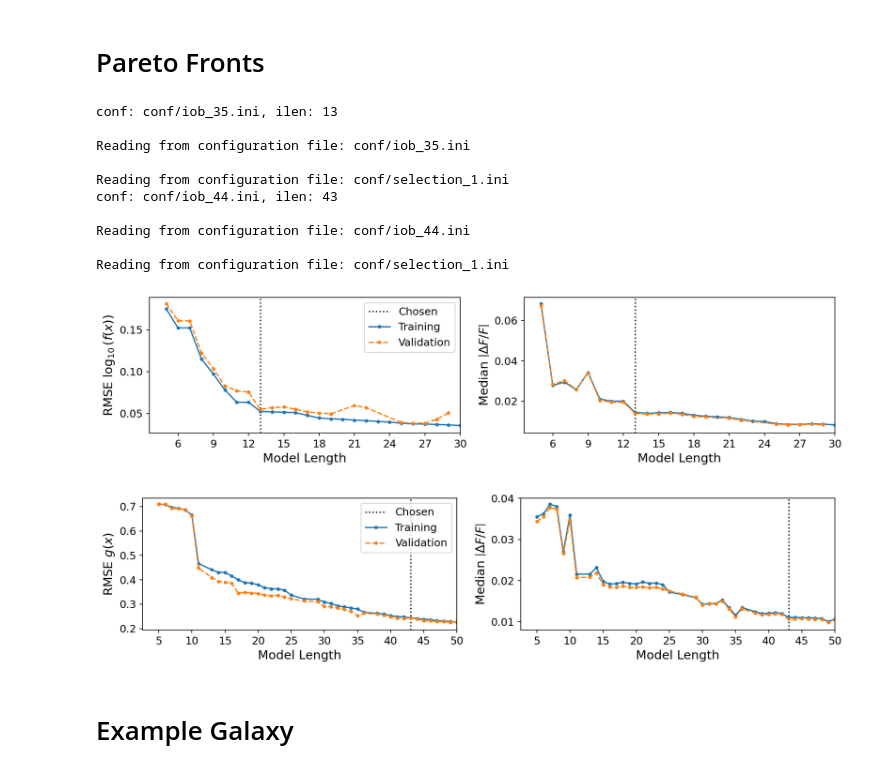
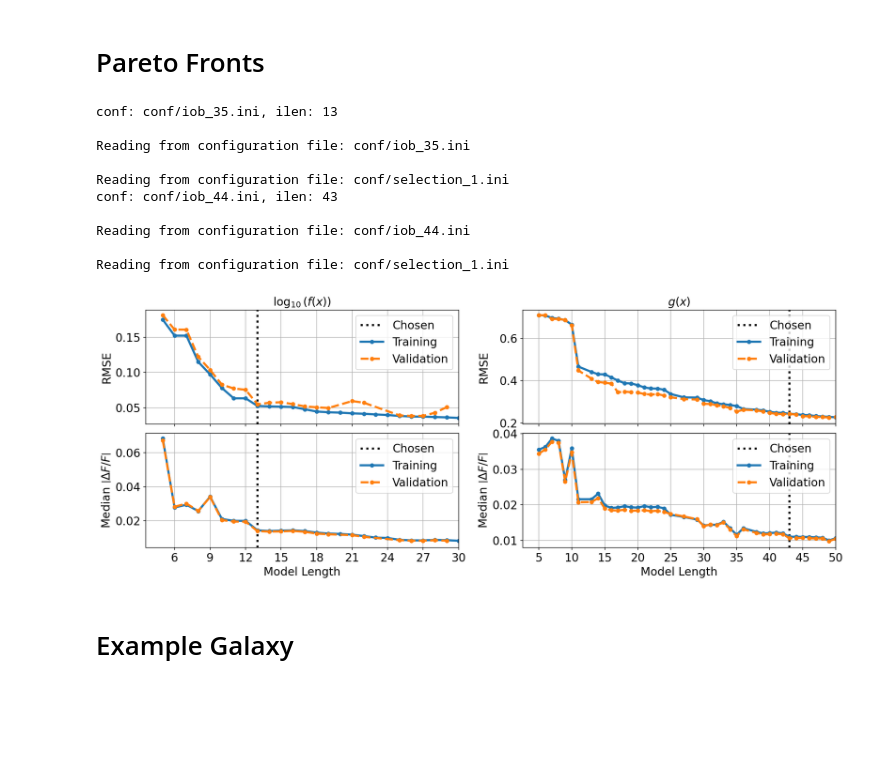
Before and after one commit to maho3/iob-attenuation, a Jupyter notebook: symbolic_regression/Paper_Plots.ipynb, the cells around one changed output. Drawn from its saved outputs; the diff is of its cells as text; code cells hidden in the pictures; blank space fills up the shorter version.

```diff
--- a/symbolic_regression/Paper_Plots.ipynb
+++ b/symbolic_regression/Paper_Plots.ipynb
@@ -16,13 +16,13 @@ sys.path.insert(0, '../literature_fits')
 import attenuation_curves
 
 from matplotlib import rcParams
-rcParams['font.size'] = 12
+rcParams['font.size'] = 16
 rcParams['figure.dpi'] = 150
-rcParams['axes.labelsize'] = 14
-rcParams['axes.titlesize'] = 14
-rcParams['legend.fontsize'] = 12
-rcParams['xtick.labelsize'] = 12
-rcParams['ytick.labelsize'] = 12
+rcParams['axes.labelsize'] = 16
+rcParams['axes.titlesize'] = 16
+rcParams['legend.fontsize'] = 16
+rcParams['xtick.labelsize'] = 16
+rcParams['ytick.labelsize'] = 16
 # %% [markdown]
 # Pareto Fronts
 # %%
@@ -35,7 +35,12 @@ all_run = [
 cmap = plt.get_cmap('tab10')
 fig_dir = 'figs/'
 
-for ini_file, ilen, label in all_run:
+fig, axs = plt.subplots(2, 2, figsize=(15, 6), sharex='col')
+
+lw = 3
+ms = 10
+
+for j, (ini_file, ilen, label) in enumerate(all_run):
     print(f'conf: {ini_file}, ilen: {ilen}')
 
     args = OperonArgs(ini_file)
@@ -46,62 +51,64 @@ for ini_file, ilen, label in all_run:
     df = pd.read_csv(fname, delimiter=';')
     eq_idx = list(df['Length']).index(ilen)
 
-    fig, axs = plt.subplots(1, 2, figsize=(12, 3), sharex=True)
-
-    axs[0].axvline(df['Length'].to_numpy()[eq_idx], ls=':', color='k', label='Chosen')
+    axs[0,j].axvline(df['Length'].to_numpy()[eq_idx], ls=':', color='k', lw=lw, label='Chosen')
     m = np.isfinite(np.sqrt(df['MSE_train']))
     x = np.array(df['Length'][m])
     y = np.array(np.sqrt(df['MSE_train'])[m])
     i = np.argsort(x)
-    axs[0].plot(x[i], y[i], marker='.', color=cmap(0), label='Training')
+    axs[0, j].plot(x[i], y[i], marker='.', color=cmap(0), lw=lw, ms=ms, label='Training')
     m = np.isfinite(np.sqrt(df['MSE_val']))
     x = np.array(df['Length'][m])
     y = np.array(np.sqrt(df['MSE_val'])[m])
     i = np.argsort(x)
-    axs[0].plot(x[i], y[i], marker='.', ls='--', color=cmap(1), label='Validation')
-    if axs[0].get_xlim()[1] > args.max_length:
-        axs[0].set_xlim(None, args.max_length)
-    axs[0].xaxis.set_major_locator(MaxNLocator(integer=True))
-    axs[0].set_ylabel('RMSE ' + label)
+    axs[0, j].plot(x[i], y[i], marker='.', ls='--', color=cmap(1), lw=lw, ms=ms, label='Validation')
+    if axs[0, j].get_xlim()[1] > args.max_length:
+        axs[0, j].set_xlim(None, args.max_length)
+    axs[0, j].xaxis.set_major_locator(MaxNLocator(integer=True))
+    # axs[0, j].set_ylabel('RMSE ' + label)
+    axs[0, j].set_ylabel('RMSE')
 
-    axs[1].axvline(df['Length'].to_numpy()[eq_idx], ls=':', color='k', label='Chosen')
+    axs[1, j].axvline(df['Length'].to_numpy()[eq_idx], ls=':', color='k', lw=lw, label='Chosen')
     m = np.isfinite(df['MedAE_train_F'])
     x = np.array(df['Length'][m])
     y = np.array(df['MedAE_train_F'][m])
     i = np.argsort(x)
-    axs[1].plot(x[i], y[i], marker='.', color=cmap(0), label='Training')
+    axs[1, j].plot(x[i], y[i], marker='.', color=cmap(0), lw=lw, ms=ms, label='Training')
     m = np.isfinite(df['MedAE_val_F'])
     x = np.array(df['Length'][m])
     y = np.array(df['MedAE_val_F'])[m]
     i = np.argsort(x)
-    axs[1].plot(x[i], y[i], marker='.', ls='--', color=cmap(1), label='Validation')
-    if axs[1].get_xlim()[1] > args.max_length:
-        axs[1].set_xlim(None, args.max_length)
-    axs[1].xaxis.set_major_locator(MaxNLocator(integer=True))
-    axs[1].set_ylabel('Median ' + r'$\left| \Delta F / F \right|$')
+    axs[1, j].plot(x[i], y[i], marker='.', ls='--', color=cmap(1), lw=lw, ms=ms, label='Validation')
+    if axs[1, j].get_xlim()[1] > args.max_length:
+        axs[1, j].set_xlim(None, args.max_length)
+    axs[1, j].xaxis.set_major_locator(MaxNLocator(integer=True))
+    axs[1, j].set_ylabel('Median ' + r'$\left| \Delta F / F \right|$')
 
-    for ax in axs:
+    for ax in axs[:, j]:
         ax.set_ylim(max(0, ax.get_ylim()[0]), None)
-        ax.set_xlabel('Model Length')
         ax.legend(loc='upper right')
+        ax.grid()
+    axs[1, j].set_xlabel('Model Length')
 
-    fig.align_labels()
-    fig.tight_layout()
+    axs[0, j].set_title(all_run[j][2])
 
-    fig.savefig(pjoin(fig_dir, f'{run_name}_results.pdf'), bbox_inches='tight')
+fig.align_labels()
+fig.tight_layout()
+fig.subplots_adjust(hspace=0.08)
+
+fig.savefig(pjoin(fig_dir, f'pareto_results.pdf'), bbox_inches='tight')
 # %% [output]
 conf: conf/iob_35.ini, ilen: 13
 
 Reading from configuration file: conf/iob_35.ini
 
 Reading from configuration file: conf/selection_1.ini
 conf: conf/iob_44.ini, ilen: 43
 
 Reading from configuration file: conf/iob_44.ini
 
 Reading from configuration file: conf/selection_1.ini
-[figure, old version]
+[figure, new version]
-[figure, removed]
 # %% [markdown]
 # Example Galaxy
 # %%
```
Also changed, not shown: parts of 2 cells of this notebook, 14 other files.
